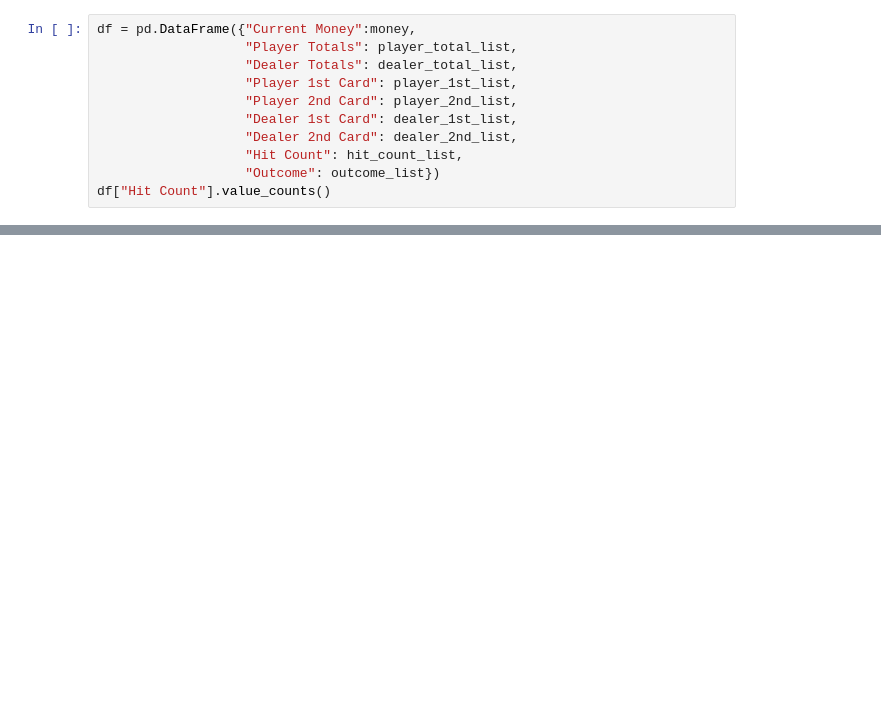
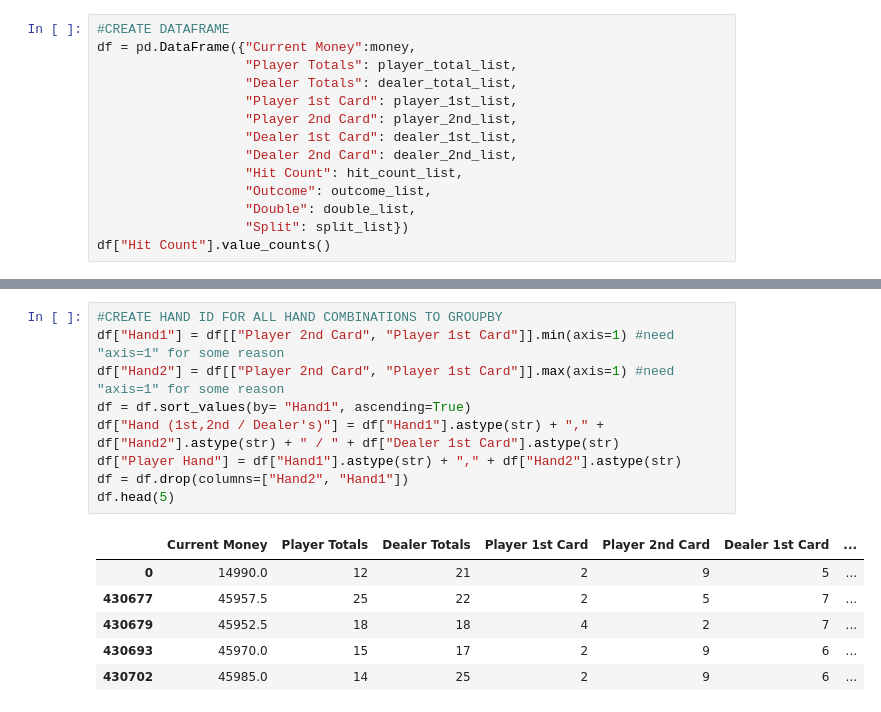
Before and after one commit to Mark90098/Blackjack, a Jupyter notebook: BlackJack.ipynb, the cells around one changed output, grey strips where cells are left out. Drawn from its saved outputs; the diff is of its cells as text; blank space fills up the shorter version.

Commit message:
Add files via upload
analysis done, 1.5% player edge?

```diff
--- a/BlackJack.ipynb
+++ b/BlackJack.ipynb
@@ -763,6 +435,7 @@ for hand in range(100000):
     bet = 5
     hit_count = 0
 # %%
+#CREATE DATAFRAME
 df = pd.DataFrame({"Current Money":money,
                    "Player Totals": player_total_list,
                    "Dealer Totals": dealer_total_list,
@@ -771,7 +444,9 @@ df = pd.DataFrame({"Current Money":money,
                    "Dealer 1st Card": dealer_1st_list,
                    "Dealer 2nd Card": dealer_2nd_list,
                    "Hit Count": hit_count_list,
-                   "Outcome": outcome_list})
+                   "Outcome": outcome_list,
+                   "Double": double_list,
+                   "Split": split_list})
 df["Hit Count"].value_counts()
 # %% [output]
 Hit Count
@@ -820,0 +505,16 @@ Name: count, dtype: int64
+# %%
+#CREATE HAND ID FOR ALL HAND COMBINATIONS TO GROUPBY
+df["Hand1"] = df[["Player 2nd Card", "Player 1st Card"]].min(axis=1) #need "axis=1" for some reason
+df["Hand2"] = df[["Player 2nd Card", "Player 1st Card"]].max(axis=1) #need "axis=1" for some reason
+df = df.sort_values(by= "Hand1", ascending=True)
+df["Hand (1st,2nd / Dealer's)"] = df["Hand1"].astype(str) + "," + df["Hand2"].astype(str) + " / " + df["Dealer 1st Card"].astype(str)
+df["Player Hand"] = df["Hand1"].astype(str) + "," + df["Hand2"].astype(str)
+df = df.drop(columns=["Hand2", "Hand1"])
+df.head(5)
+# %% [output]
+|  | Current Money | Player Totals | Dealer Totals | Player 1st Card | Player 2nd Card | Dealer 1st Card | ... |
+| 0 | 14990.0 | 12 | 21 | 2 | 9 | 5 | ... |
+| 430677 | 45957.5 | 25 | 22 | 2 | 5 | 7 | ... |
+| 430679 | 45952.5 | 18 | 18 | 4 | 2 | 7 | ... |
+| 430693 | 45970.0 | 15 | 17 | 2 | 9 | 6 | ... |
+| 430702 | 45985.0 | 14 | 25 | 2 | 9 | 6 | ... |
```
Also changed, not shown: parts of 18 cells of this notebook, 5 other files.
